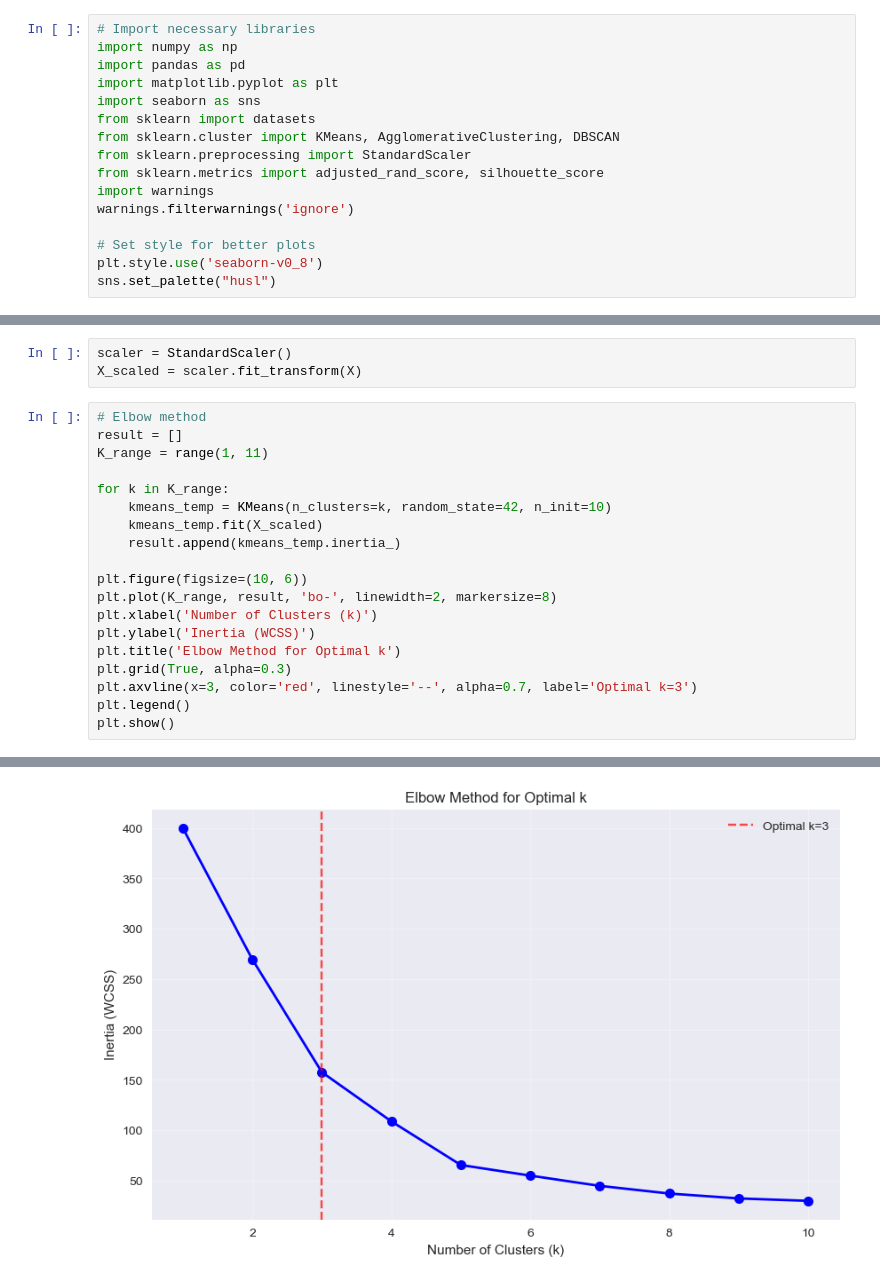
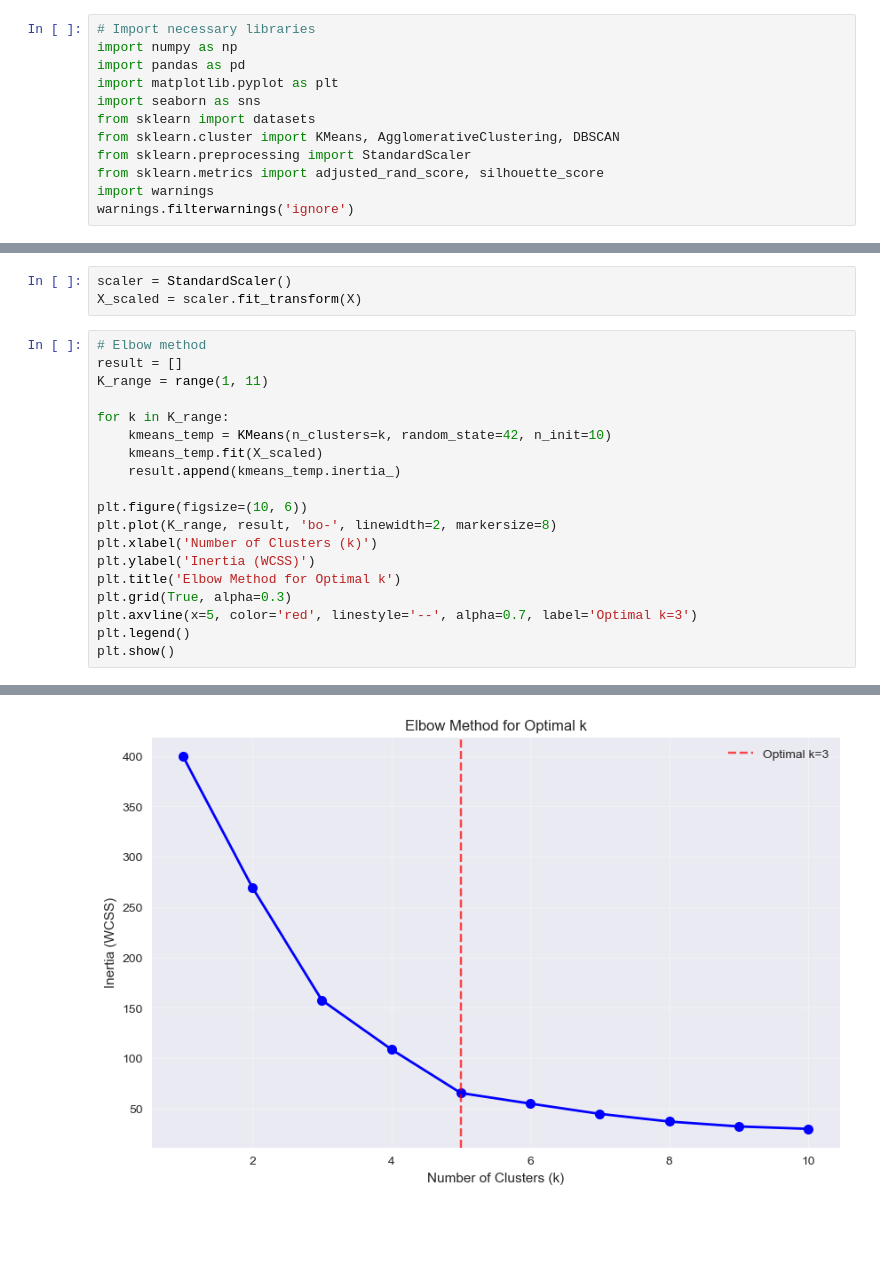
Before and after one commit to DS605-2025-FOML/clustering-using-scikit-learn-DhruvParmar051, a Jupyter notebook: assignment.ipynb, the cells around one changed output, grey strips where cells are left out. Drawn from its saved outputs; the diff is of its cells as text; blank space fills up the shorter version.

```diff
--- a/assignment.ipynb
+++ b/assignment.ipynb
@@ -10,10 +10,6 @@ from sklearn.preprocessing import StandardScaler
 from sklearn.metrics import adjusted_rand_score, silhouette_score
 import warnings
 warnings.filterwarnings('ignore')
-
-# Set style for better plots
-plt.style.use('seaborn-v0_8')
-sns.set_palette("husl")
 # %%
 path = r'D:\DAU\SEM 1\DS605 - Fundamentals of Machine Learning\Lab\Lab06-DhruvParmar051\data\Mall_Customers.csv'
 df = pd.read_csv(path)
@@ -81,7 +81,7 @@ plt.xlabel('Number of Clusters (k)')
 plt.ylabel('Inertia (WCSS)')
 plt.title('Elbow Method for Optimal k')
 plt.grid(True, alpha=0.3)
-plt.axvline(x=3, color='red', linestyle='--', alpha=0.7, label='Optimal k=3')
+plt.axvline(x=5, color='red', linestyle='--', alpha=0.7, label='Optimal k=3')
 plt.legend()
 plt.show()
 # %% [output]
@@ -99,3 +88,3 @@ plt.show()
-[figure, old version]
+[figure, new version]
 # %%
 # Apply K-Means clustering on optimal value of K
```
Also changed, not shown: parts of 10 cells of this notebook.
